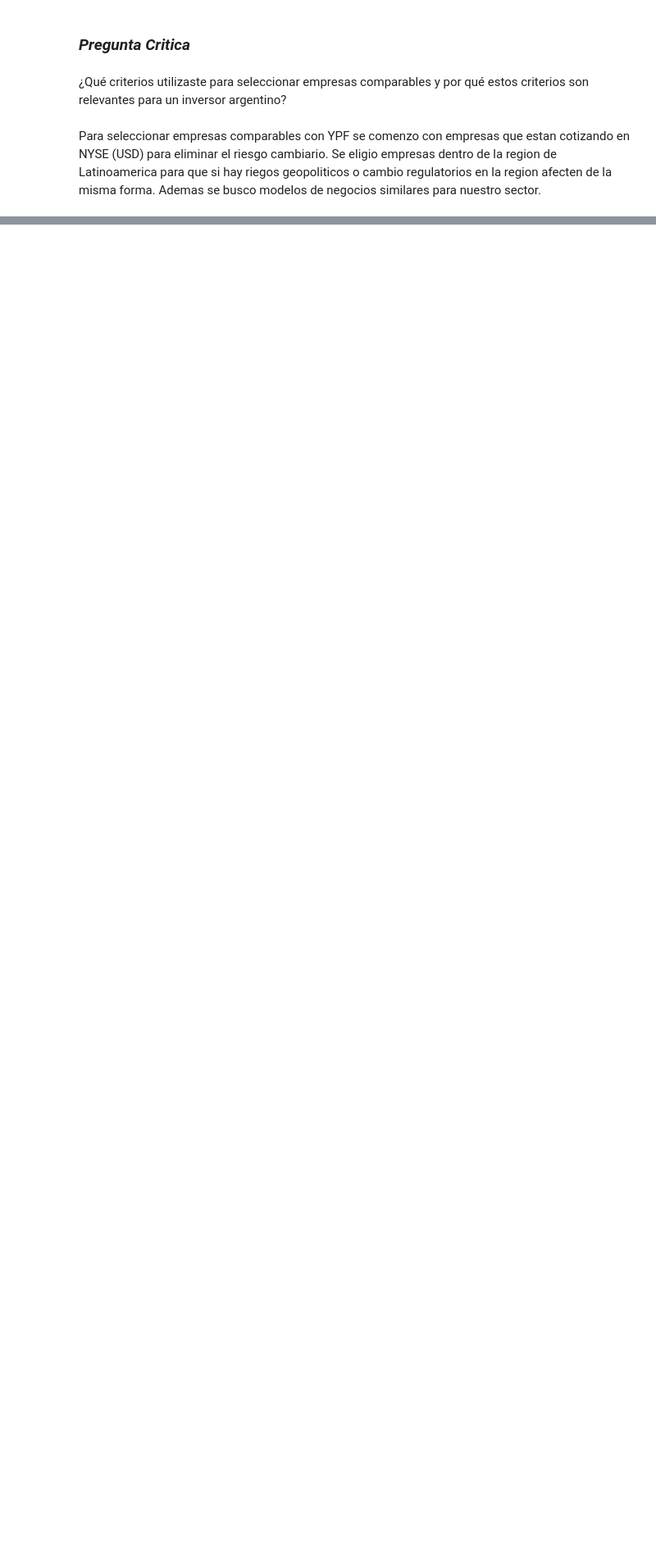
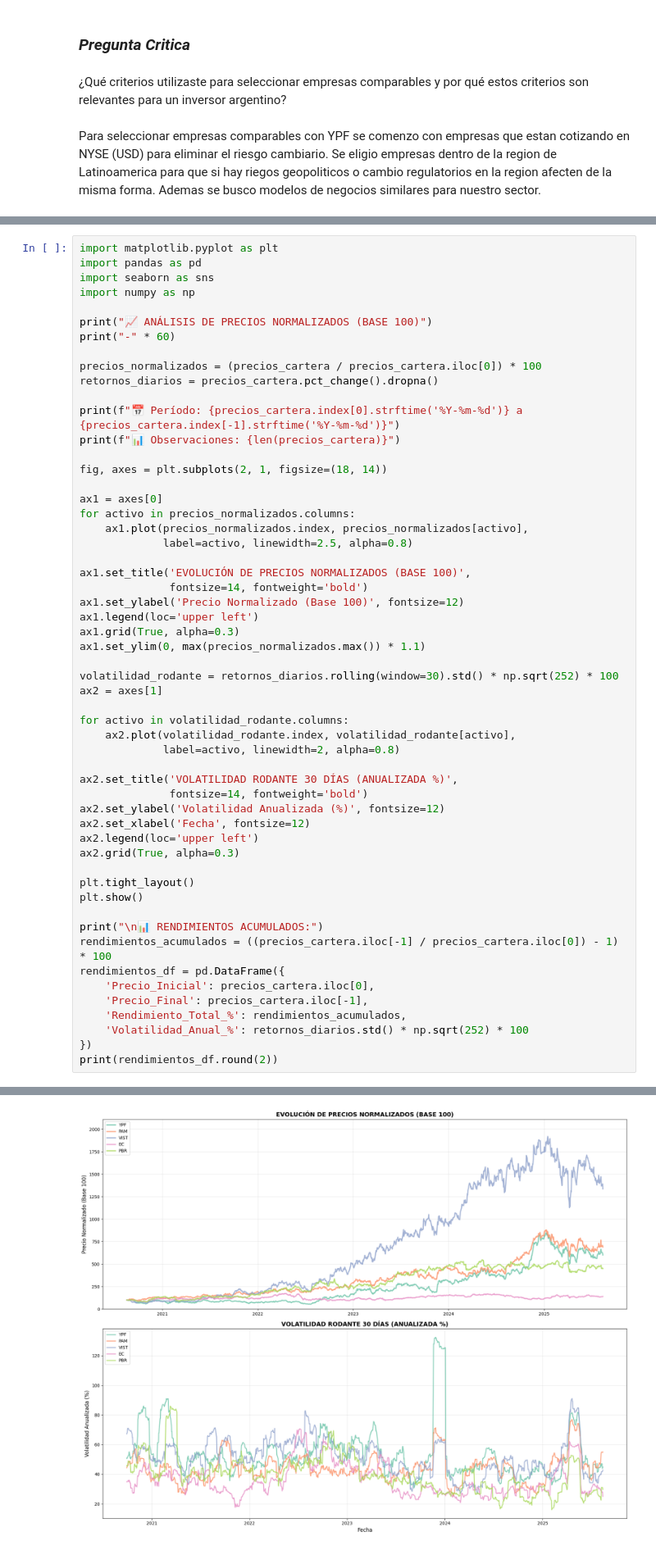
Before and after one commit to Serran0Juan/finanzas-trabajo-practico-2025, a Jupyter notebook: DATASET.ipynb, the cells around one changed output, grey strips where cells are left out. Shown at 82% size. Cells and saved outputs as stored; diff of their text form; blank space fills up the shorter version.

```diff
--- a/DATASET.ipynb
+++ b/DATASET.ipynb
@@ -793,0 +785,56 @@ Para seleccionar empresas comparables con YPF se comenzo con empresas que estan
+# %%
+import matplotlib.pyplot as plt
+import pandas as pd
+import seaborn as sns
+import numpy as np
+
+print("📈 ANÁLISIS DE PRECIOS NORMALIZADOS (BASE 100)")
+print("-" * 60)
+
+precios_normalizados = (precios_cartera / precios_cartera.iloc[0]) * 100
+retornos_diarios = precios_cartera.pct_change().dropna()
+
+print(f"📅 Período: {precios_cartera.index[0].strftime('%Y-%m-%d')} a {precios_cartera.index[-1].strftime('%Y-%m-%d')}")
+print(f"📊 Observaciones: {len(precios_cartera)}")
+
+fig, axes = plt.subplots(2, 1, figsize=(18, 14))
+
+ax1 = axes[0]
+for activo in precios_normalizados.columns:
+    ax1.plot(precios_normalizados.index, precios_normalizados[activo],
+             label=activo, linewidth=2.5, alpha=0.8)
+
+ax1.set_title('EVOLUCIÓN DE PRECIOS NORMALIZADOS (BASE 100)',
+              fontsize=14, fontweight='bold')
+ax1.set_ylabel('Precio Normalizado (Base 100)', fontsize=12)
+ax1.legend(loc='upper left')
+ax1.grid(True, alpha=0.3)
+ax1.set_ylim(0, max(precios_normalizados.max()) * 1.1)
+
+volatilidad_rodante = retornos_diarios.rolling(window=30).std() * np.sqrt(252) * 100
+ax2 = axes[1]
+
+for activo in volatilidad_rodante.columns:
+    ax2.plot(volatilidad_rodante.index, volatilidad_rodante[activo],
+             label=activo, linewidth=2, alpha=0.8)
+
+ax2.set_title('VOLATILIDAD RODANTE 30 DÍAS (ANUALIZADA %)',
+              fontsize=14, fontweight='bold')
+ax2.set_ylabel('Volatilidad Anualizada (%)', fontsize=12)
+ax2.set_xlabel('Fecha', fontsize=12)
+ax2.legend(loc='upper left')
+ax2.grid(True, alpha=0.3)
+
+plt.tight_layout()
+plt.show()
+
+print("\n📊 RENDIMIENTOS ACUMULADOS:")
+rendimientos_acumulados = ((precios_cartera.iloc[-1] / precios_cartera.iloc[0]) - 1) * 100
+rendimientos_df = pd.DataFrame({
+    'Precio_Inicial': precios_cartera.iloc[0],
+    'Precio_Final': precios_cartera.iloc[-1],
+    'Rendimiento_Total_%': rendimientos_acumulados,
+    'Volatilidad_Anual_%': retornos_diarios.std() * np.sqrt(252) * 100
+})
+print(rendimientos_df.round(2))
+# %% [output]
@@ -793,0 +845 @@ Para seleccionar empresas comparables con YPF se comenzo con empresas que estan
+[figure, added]
```
Also changed, not shown: parts of 32 cells of this notebook.
